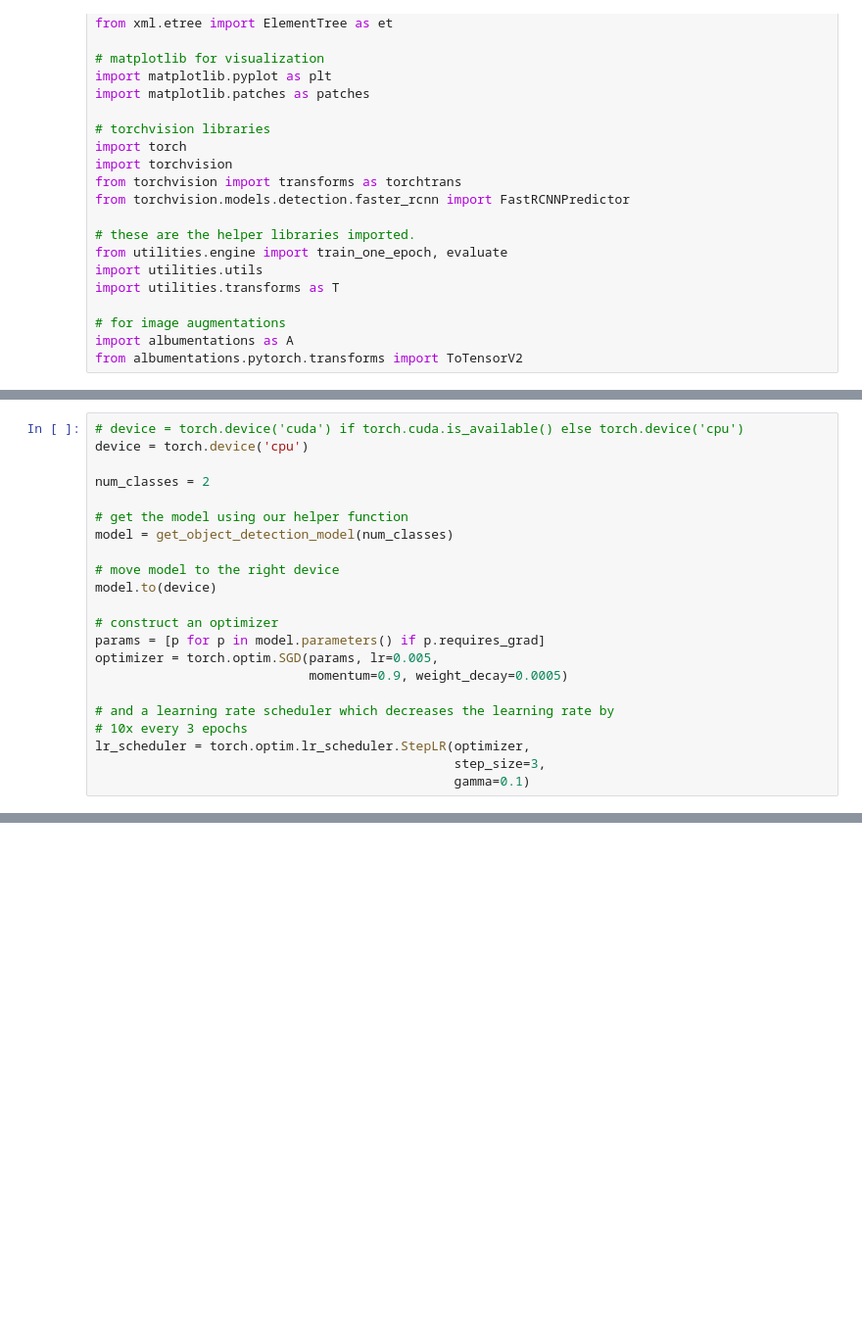
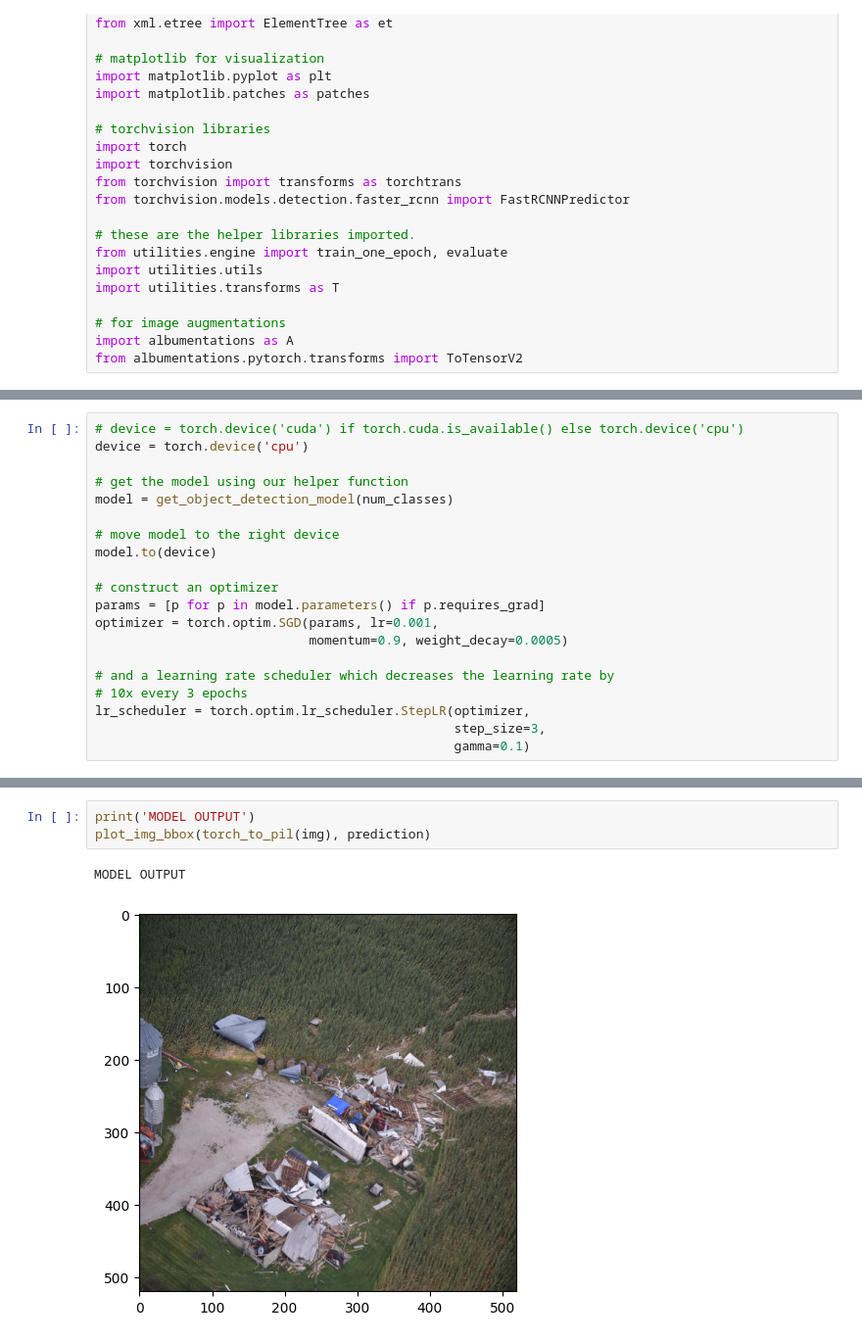
Before and after one commit to svideloc/CSCI-E-599A-FEMA, a Jupyter notebook: object_detection/train_faster_rcnn.ipynb, the cells around one changed output, grey strips where cells are left out. Shown at 98% size. Drawn from its saved outputs; the diff is of its cells as text; blank space fills up the shorter version.

```diff
--- a/object_detection/train_faster_rcnn.ipynb
+++ b/object_detection/train_faster_rcnn.ipynb
@@ -223,8 +243,6 @@ data_loader_test = torch.utils.data.DataLoader(
 # %%
 # device = torch.device('cuda') if torch.cuda.is_available() else torch.device('cpu')
 device = torch.device('cpu')
-
-num_classes = 2
 
 # get the model using our helper function
 model = get_object_detection_model(num_classes)
@@ -234,7 +252,7 @@ model.to(device)
 
 # construct an optimizer
 params = [p for p in model.parameters() if p.requires_grad]
-optimizer = torch.optim.SGD(params, lr=0.005,
+optimizer = torch.optim.SGD(params, lr=0.001,
                             momentum=0.9, weight_decay=0.0005)
 
 # and a learning rate scheduler which decreases the learning rate by
@@ -273,0 +325,6 @@ IoU metric: bbox
+# %%
+print('MODEL OUTPUT')
+plot_img_bbox(torch_to_pil(img), prediction)
+# %% [output]
+MODEL OUTPUT
+[figure, added]
```
Also changed, not shown: parts of 10 cells of this notebook, 10 other files.
